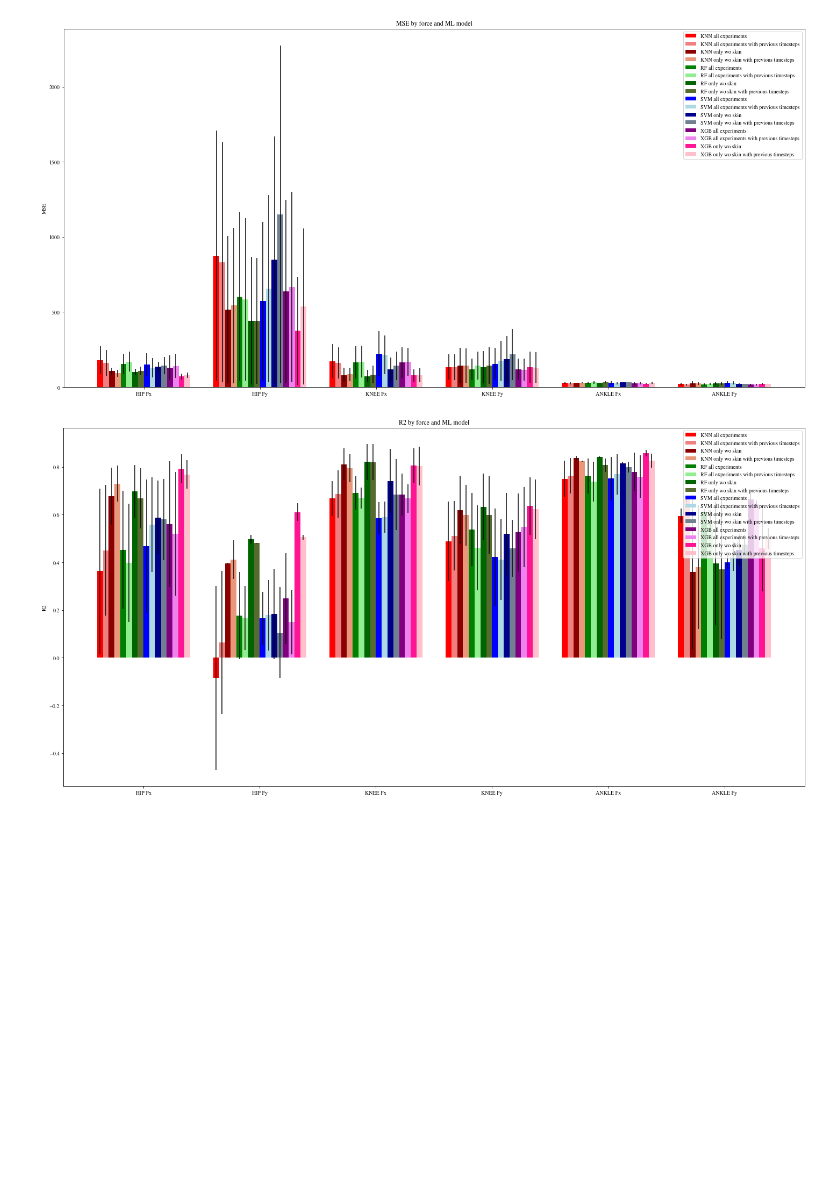
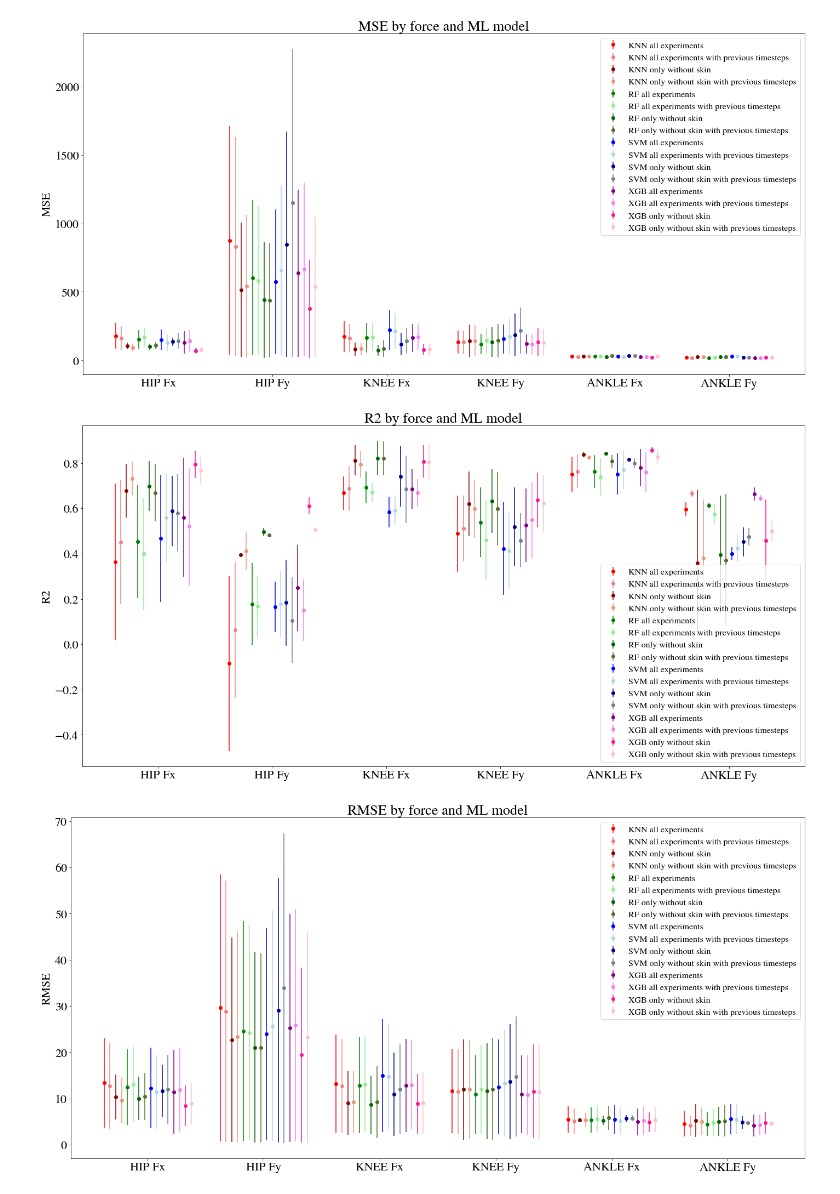
Before and after one commit to hl0d0w1g/EXOSAFE-ML, a Jupyter notebook: notebooks/models/interaction_forces/results_analysis.ipynb, the cells around one changed output. Cells and saved outputs as stored; diff of their text form; code cells hidden in the pictures; blank space fills up the shorter version.

```diff
--- a/notebooks/models/interaction_forces/results_analysis.ipynb
+++ b/notebooks/models/interaction_forces/results_analysis.ipynb
@@ -13,5 +15,5 @@ matplotlib.rcParams['font.family'] = 'STIXGeneral'
 # %%
-models = ['{} {} {}'.format(model, dataset, samples) for model in ['RF', 'XGB', 'KNN', 'SVM'] for samples in ['', 'with previous timesteps'] for dataset in ['all experiments', 'only wo skin']]
+models = ['{} {} {}'.format(model, dataset, samples) for model in ['RF', 'XGB', 'KNN', 'SVM'] for samples in ['', 'with previous timesteps'] for dataset in ['all experiments', 'only without skin']]
 labels = ['{} F{}'.format(joint, force) for joint in ['HIP', 'KNEE', 'ANKLE'] for force in ['x', 'y']]
 scores = ['MAE', 'MSE', 'R2']
 # %%
@@ -87,2 +68,0 @@ results_df.loc[results_df['SCORE'] == 'MSE'][metric_cols]
-# %%
-results_df.loc[results_df['SCORE'] == 'MSE'][metric_cols].pow(1./2, axis=0, inplace=True)
@@ -111,11 +69,6 @@ results_df.loc[results_df['SCORE'] == 'MSE'][metric_cols].pow(1./2, axis=0) == n
 # %%
-# Compute RMSE
-scores = ['MAE', 'RMSE', 'R2']
-
 metric_cols = [l.replace(' ', '_').upper() + '_' + m for l in labels for m in ['MEAN', 'STD']]
 
-for col in metric_cols:
-    results_df.loc[results_df['SCORE'] == 'MSE'][col] = results_df.loc[results_df['SCORE'] == 'MSE'][col].pow(1./2)
-
+results_df = results_df[['SCORE', 'MODEL'] + metric_cols]
 results_df
 # %% [output]
@@ -143,0 +92,20 @@ See the caveats in the documentation: https://pandas.pydata.org/pandas-docs/stab
+# %%
+# Compute RMSE
+scores = ['MAE', 'MSE', 'RMSE', 'R2']
+
+aux_ls = []
+
+for idx, row in results_df.iterrows():
+    aux_ls.append(dict(row))
+
+    if row['SCORE'] == 'MSE':
+        aux_dict = {}
+        aux_dict['SCORE'] = 'RMSE'
+        aux_dict['MODEL'] = row['MODEL']
+        for col in metric_cols:
+            aux_dict[col] = np.sqrt(row[col])
+
+        aux_ls.append(aux_dict)
+
+results_df = pd.DataFrame(aux_ls)
+results_df
@@ -162,14 +144,14 @@ for score, score_group in results_df.groupby(['SCORE']):
         assert(len(labels) == len(mean_ls))
         assert(len(labels) == len(std_ls))
 
-        rects = ax.bar(x + x_models[i], mean_ls, width, yerr=std_ls, label=model, color=colors[i])
+        rects = ax.errorbar(x + x_models[i], mean_ls, yerr=std_ls, linestyle='None', marker='o', label=model, color=colors[i])
 
     # Add some text for labels, title and custom x-axis tick labels, etc.
     ax.set_ylabel(score)
     ax.set_title('{} by force and ML model'.format(score))
     ax.set_xticks(x)
     ax.set_xticklabels(labels)
-    ax.legend()
+    ax.legend(prop={'size': 16})
 
     fig.tight_layout()
 
@@ -179,2 +161,3 @@ for score, score_group in results_df.groupby(['SCORE']):
-[figure, old version]
+[figure, new version]
-[figure, old version]
+[figure, new version]
+[figure, added]
```
Also changed, not shown: parts of 24 cells of this notebook, 5 other files.
